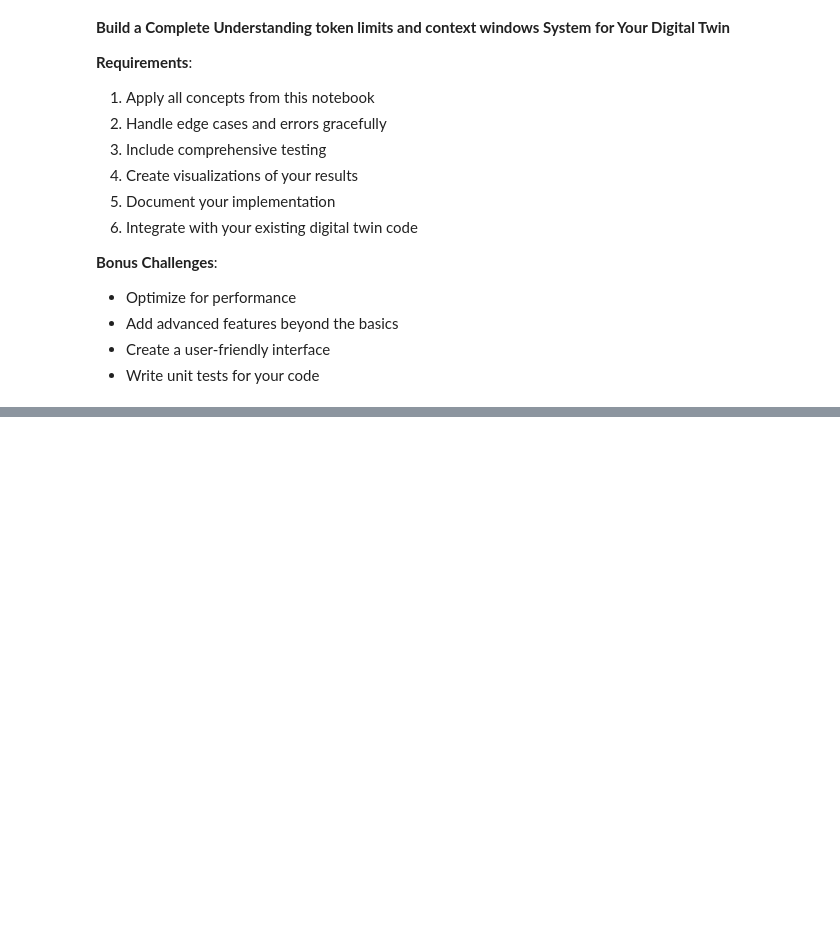
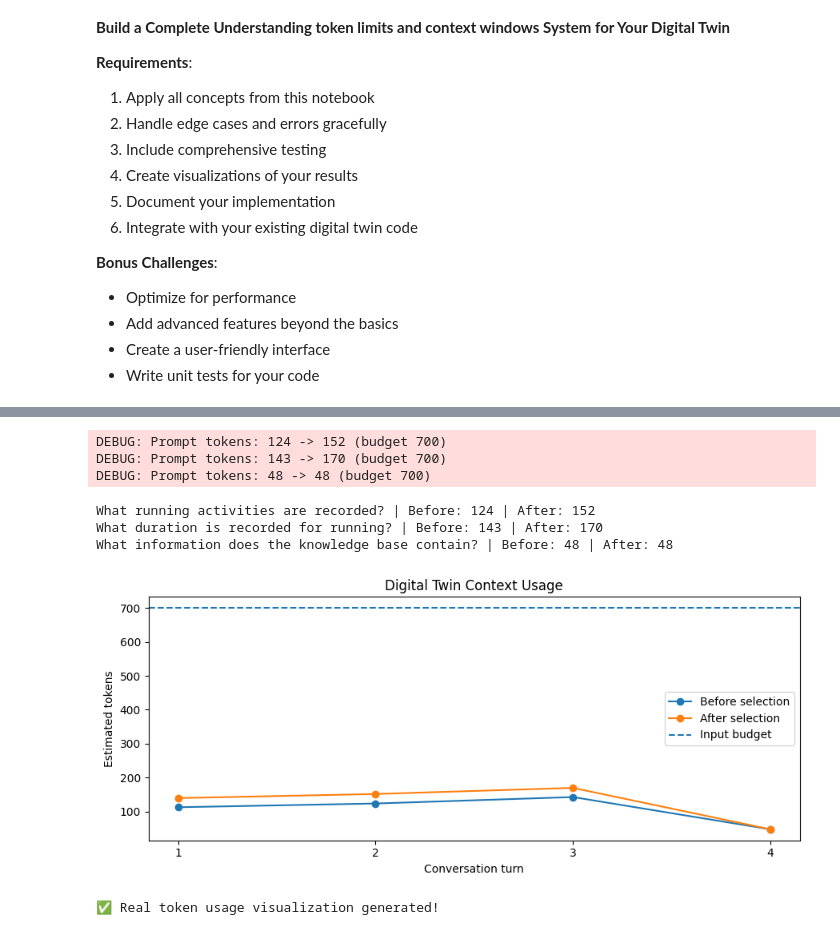
Before and after one commit to metinkumoh/ATF-Project, a Jupyter notebook: Week2_07_context_window_management.ipynb, the cells around one changed output, grey strips where cells are left out. Cells and saved outputs as stored; diff of their text form; code cells hidden in the pictures; blank space fills up the shorter version.

```diff
--- a/Week2_07_context_window_management.ipynb
+++ b/Week2_07_context_window_management.ipynb
@@ -220,0 +460,33 @@ class ProductionSystem:
+# %%
+
+import matplotlib.pyplot as plt
+
+questions = [
+    "What running activities are recorded?",
+    "What duration is recorded for running?",
+    "What information does the knowledge base contain?"
+]
+
+for question in questions:
+    report = manager.process(question, top_k=3)
+
+    print(
+        question,
+        "| Before:", report["before_tokens"],
+        "| After:", report["after_tokens"]
+    )
+
+# Visualize real context processing results
+manager.visualize()
+plt.show()
+
+print("✅ Real token usage visualization generated!")
+# %% [output]
+DEBUG: Prompt tokens: 124 -> 152 (budget 700)
+DEBUG: Prompt tokens: 143 -> 170 (budget 700)
+DEBUG: Prompt tokens: 48 -> 48 (budget 700)
+What running activities are recorded? | Before: 124 | After: 152
+What duration is recorded for running? | Before: 143 | After: 170
+What information does the knowledge base contain? | Before: 48 | After: 48
+[figure, added]
+✅ Real token usage visualization generated!
```
Also changed, not shown: parts of 18 cells of this notebook.
